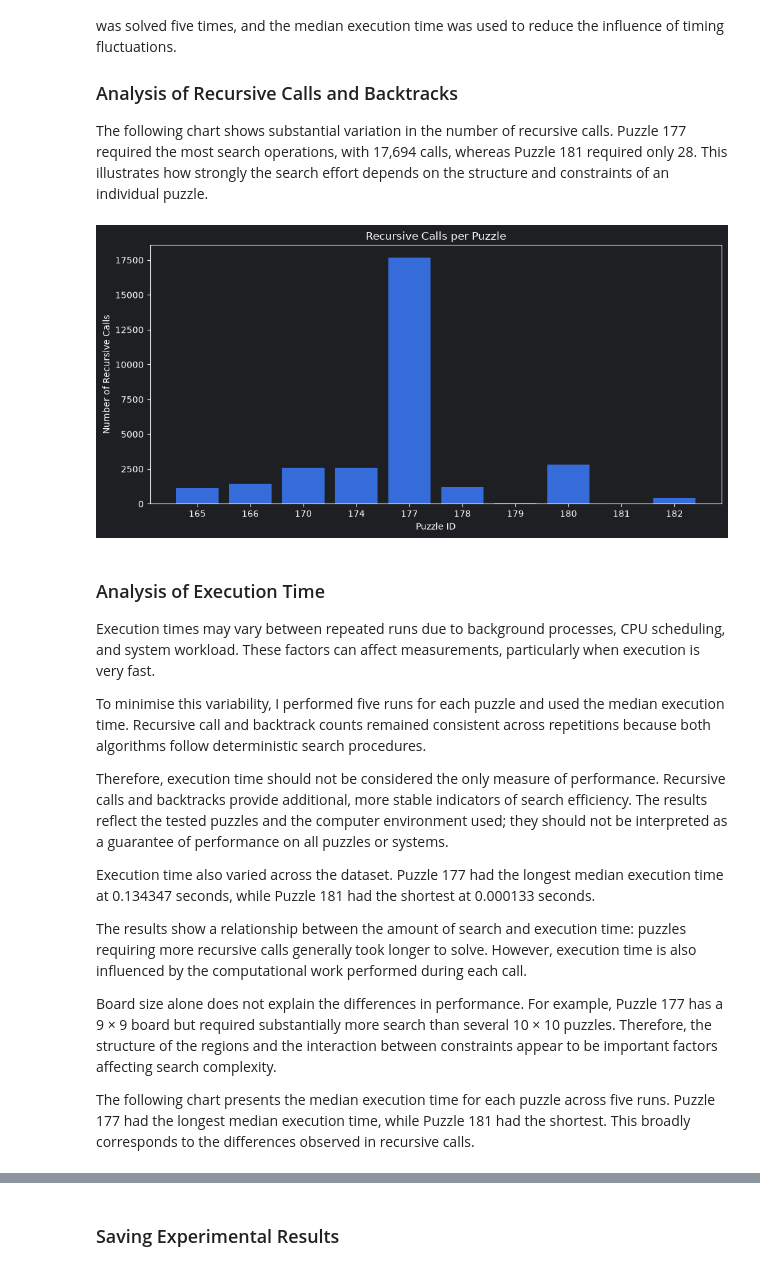
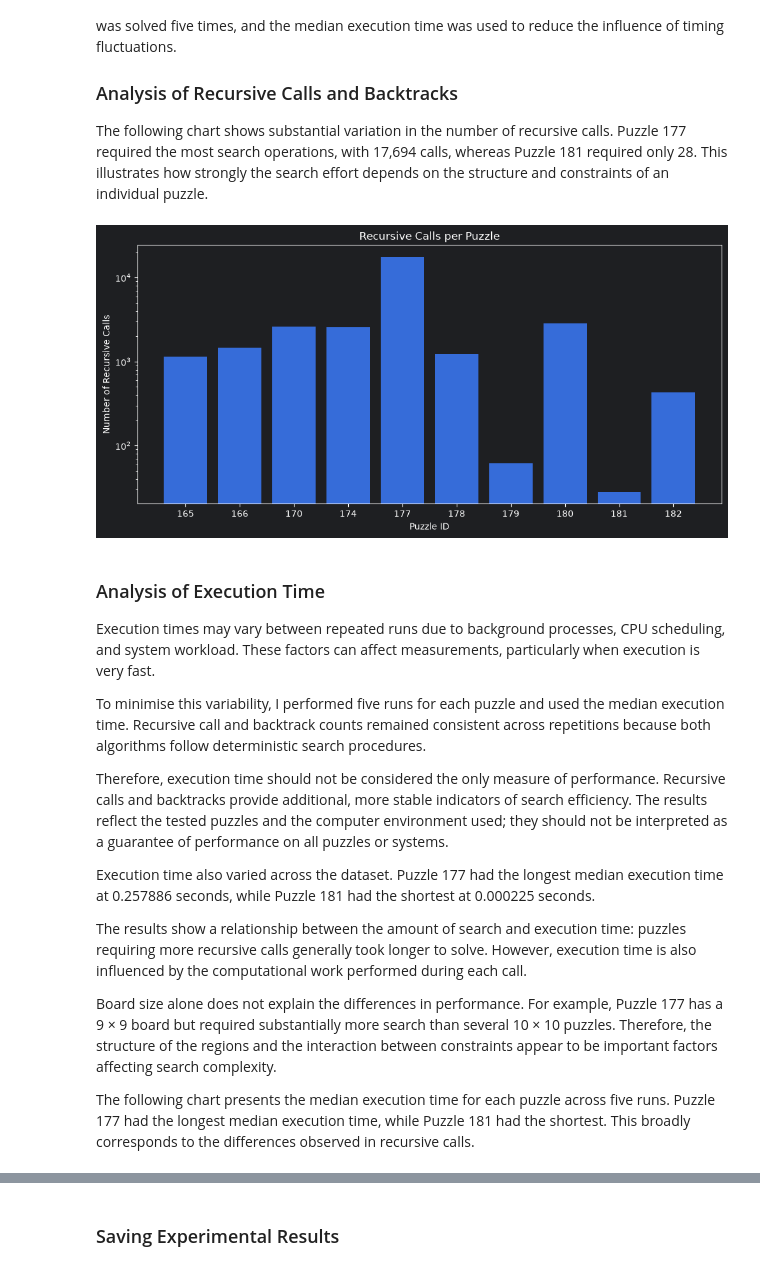
Before and after one commit to stefani2908/meowdoku_project, a Jupyter notebook: meowdoku_part_2.ipynb, the cells around one changed output, grey strips where cells are left out. Saved outputs shown, nothing was run; the diff lists cells and outputs as text; code cells hidden in the pictures.

```diff
--- a/meowdoku_part_2.ipynb
+++ b/meowdoku_part_2.ipynb
@@ -347,19 +345,19 @@ The following chart shows substantial variation in the number of recursive calls
 # %%
 plt.figure(figsize=(10, 5))
 
 plt.bar(
     results_table["Puzzle ID"].astype(str),
     results_table["Recursive Calls"]
 )
 
 plt.title("Recursive Calls per Puzzle")
 plt.xlabel("Puzzle ID")
 plt.ylabel("Number of Recursive Calls")
-
+plt.yscale("log")
 plt.tight_layout()
 plt.show()
 # %% [output]
-[figure, old version]
+[figure, new version]
 # %% [markdown]
 ### Analysis of Execution Time
 
@@ -369,7 +367,7 @@ To minimise this variability, I performed five runs for each puzzle and used the
 
 Therefore, execution time should not be considered the only measure of performance. Recursive calls and backtracks provide additional, more stable indicators of search efficiency. The results reflect the tested puzzles and the computer environment used; they should not be interpreted as a guarantee of performance on all puzzles or systems.
 
-Execution time also varied across the dataset. Puzzle 177 had the longest median execution time at 0.134347 seconds, while Puzzle 181 had the shortest at 0.000133 seconds.
+Execution time also varied across the dataset. Puzzle 177 had the longest median execution time at 0.257886 seconds, while Puzzle 181 had the shortest at 0.000225 seconds.
 
 The results show a relationship between the amount of search and execution time: puzzles requiring more recursive calls generally took longer to solve. However, execution time is also influenced by the computational work performed during each call.
 
```
Also changed, not shown: parts of 3 cells of this notebook.
